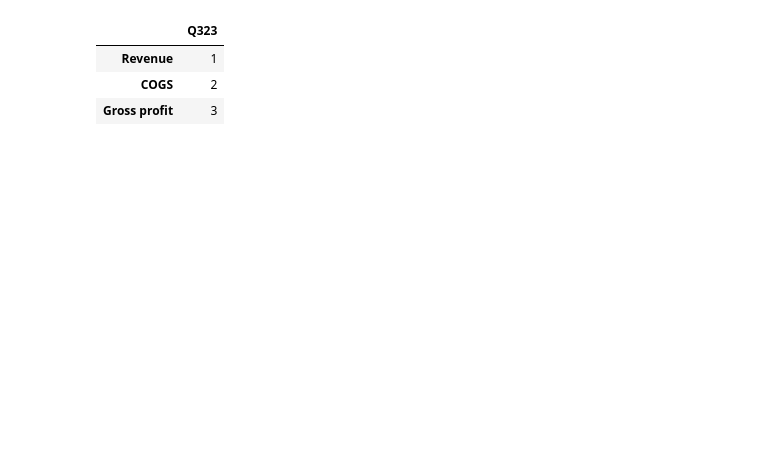
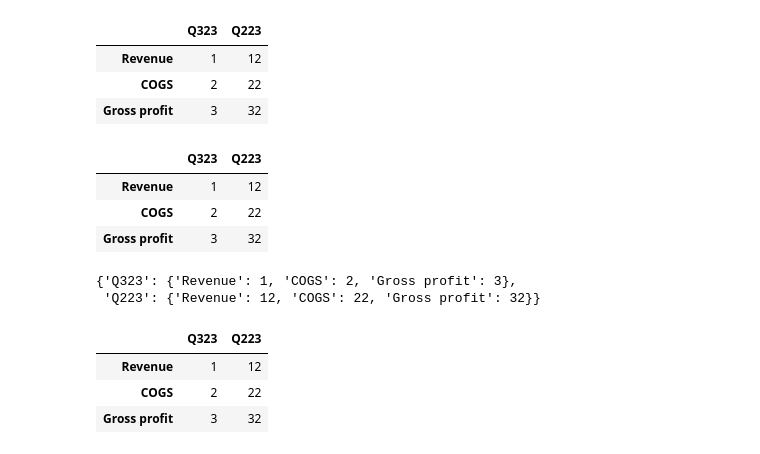
Before and after one commit to pussurmanov/financial_models, a Jupyter notebook: notebooks/MSFT.ipynb, the cells around one changed output. Drawn from its saved outputs; the diff is of its cells as text; code cells hidden in the pictures; blank space fills up the shorter version.

```diff
--- a/notebooks/MSFT.ipynb
+++ b/notebooks/MSFT.ipynb
@@ -11,10 +15,5 @@ revenue
 # %%
-pd.DataFrame(
-    data={'Q323': [1,2,3]},
+df = pd.DataFrame(
+    data={'Q323': [1,2,3], 'Q223': [12,22,32]},
     index=['Revenue', 'COGS', 'Gross profit']
 )
-# %% [output]
-|  | Q323 |
-| Revenue | 1 |
-| COGS | 2 |
-| Gross profit | 3 |
@@ -22,0 +20,7 @@ npv()
+# %%
+df
+# %% [output]
+|  | Q323 | Q223 |
+| Revenue | 1 | 12 |
+| COGS | 2 | 22 |
+| Gross profit | 3 | 32 |
@@ -22,0 +29,12 @@ npv()
+# %%
+pd.read_csv(f'../data/{ticker}.csv', index_col=0)
+# %% [output]
+|  | Q323 | Q223 |
+| Revenue | 1 | 12 |
+| COGS | 2 | 22 |
+| Gross profit | 3 | 32 |
+# %%
+df.to_dict()
+# %% [output]
+{'Q323': {'Revenue': 1, 'COGS': 2, 'Gross profit': 3},
+ 'Q223': {'Revenue': 12, 'COGS': 22, 'Gross profit': 32}}
@@ -22,0 +51,7 @@ npv()
+# %%
+df_
+# %% [output]
+|  | Q323 | Q223 |
+| Revenue | 1 | 12 |
+| COGS | 2 | 22 |
+| Gross profit | 3 | 32 |
```
Also changed, not shown: parts of 19 cells of this notebook, 1 other file.
